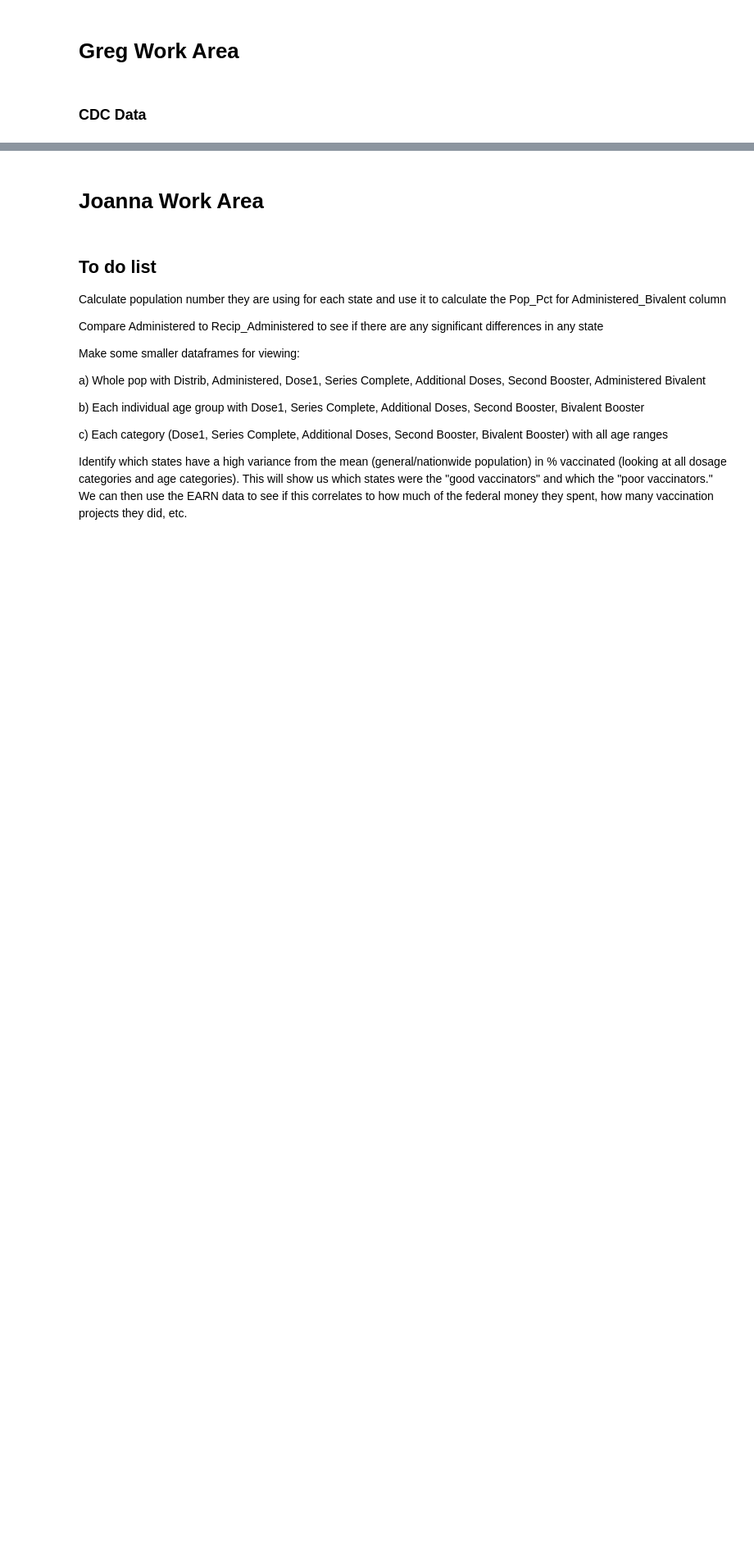
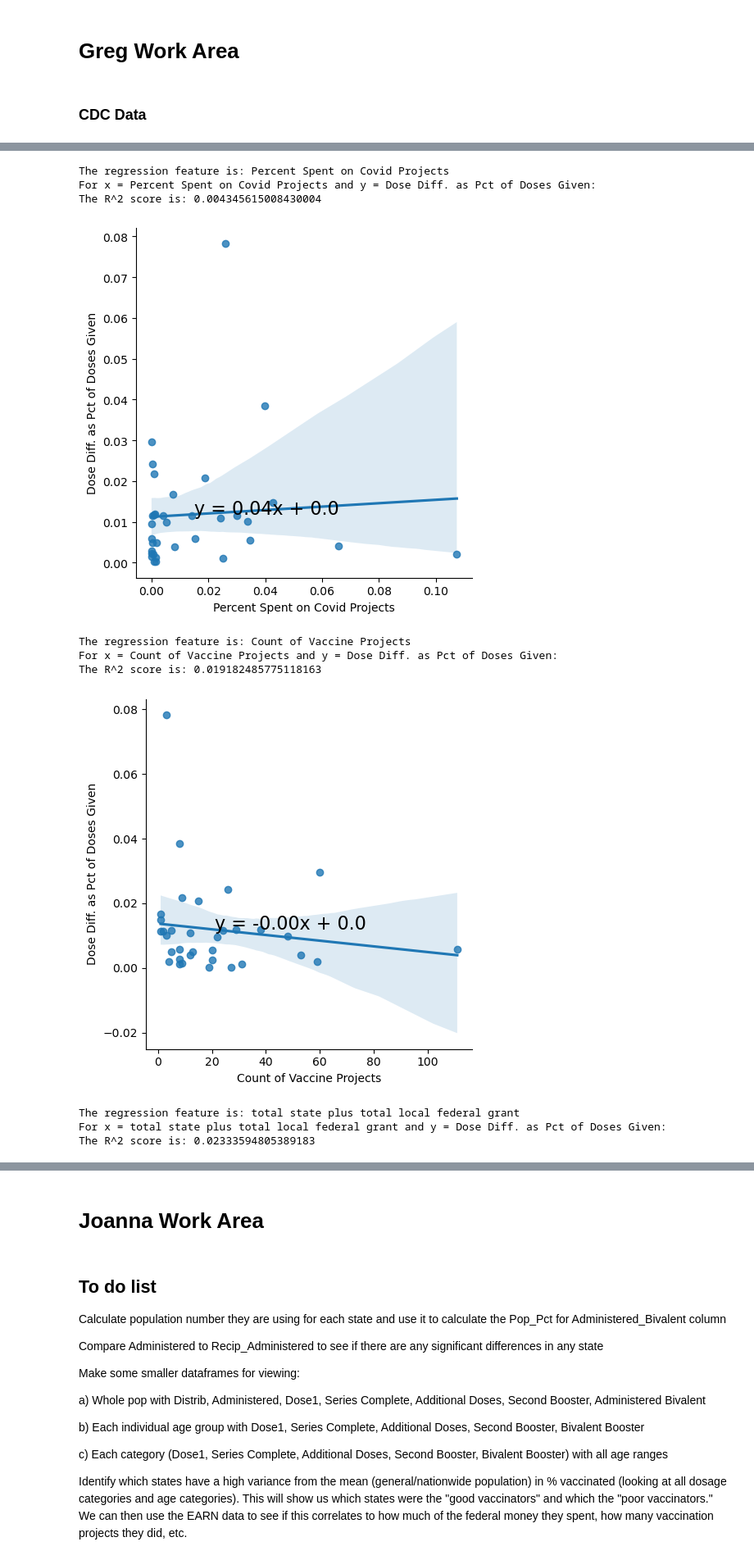
Before and after one commit to Evdawg/Project_1_Covid_Data, a Jupyter notebook: Project_1_covid.ipynb, the cells around one changed output, grey strips where cells are left out. Shown at 82% size. Cells and saved outputs as stored; diff of their text form; code cells hidden in the pictures; blank space fills up the shorter version.

```diff
--- a/Project_1_covid.ipynb
+++ b/Project_1_covid.ipynb
@@ -674,0 +771,4 @@ fig.show()
+# %%
+#Looking at vac_dd_neg_df
+vac_dd_neg_fin = vac_dd_neg_df.merge(EARN_states, how = 'inner',on = 'Location')
+vac_dd_neg_fin.shape
@@ -674,0 +777,18 @@ fig.show()
+# %%
+target = 'Dose Diff. as Pct of Doses Given'
+# %%
+for var in feat_list:
+    print(f"The regression feature is: {var}")
+    pd_reg(vac_dd_neg_fin, var, target, vac_dd_neg_fin[var].mean(), vac_dd_neg_fin[target].mean())
+# %% [output]
+The regression feature is: Percent Spent on Covid Projects
+For x = Percent Spent on Covid Projects and y = Dose Diff. as Pct of Doses Given:
+The R^2 score is: 0.004345615008430004
+[figure, added]
+The regression feature is: Count of Vaccine Projects
+For x = Count of Vaccine Projects and y = Dose Diff. as Pct of Doses Given:
+The R^2 score is: 0.019182485775118163
+[figure, added]
+The regression feature is: total state plus total local federal grant
+For x = total state plus total local federal grant and y = Dose Diff. as Pct of Doses Given:
+The R^2 score is: 0.02333594805389183
```
Also changed, not shown: parts of 33 cells of this notebook.
